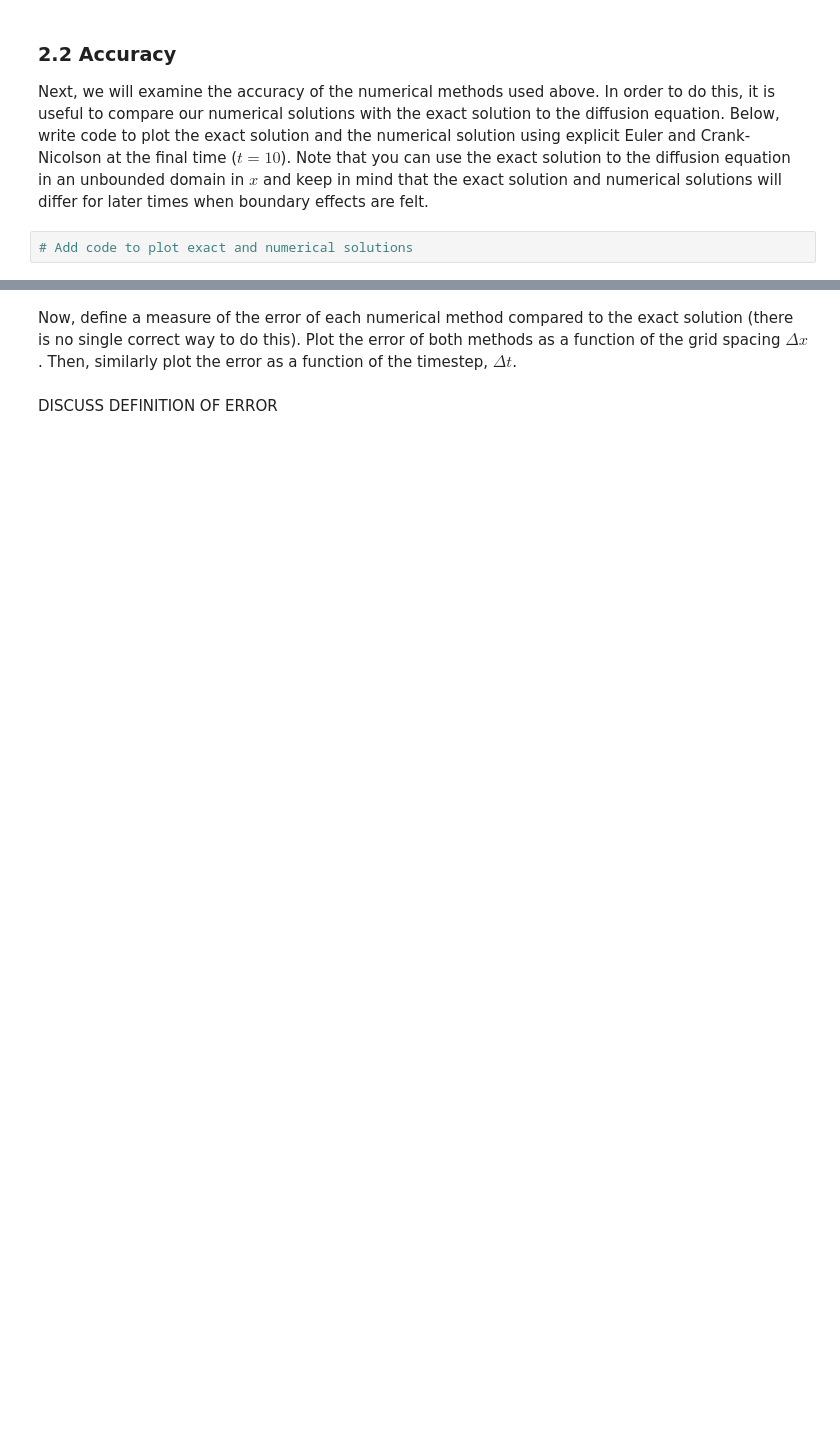
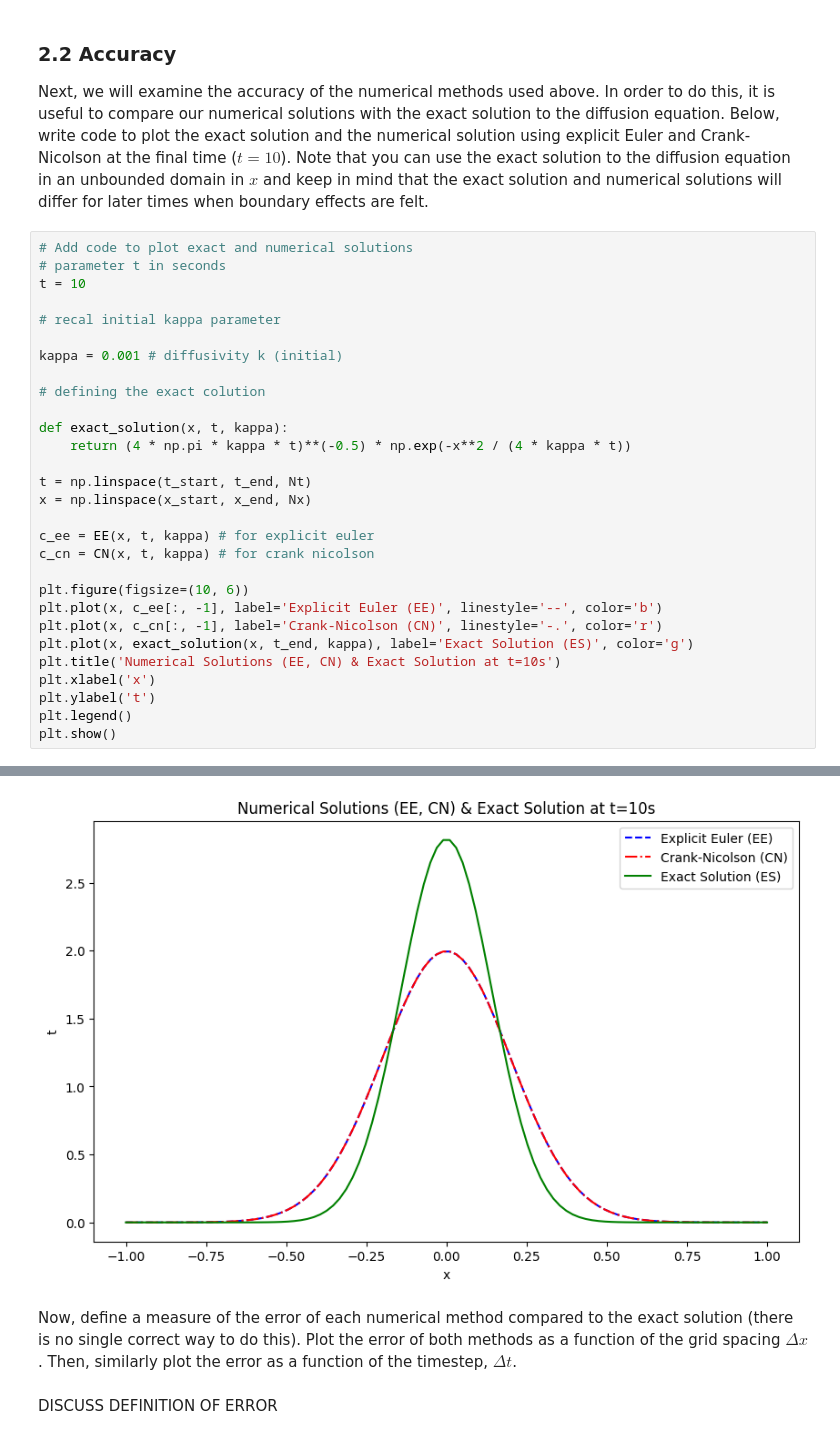
Before and after one commit to carolineakello/QCES, a Jupyter notebook: Project1_numerical_methods.ipynb, the cells around one changed output, grey strips where cells are left out. Cells and saved outputs as stored; diff of their text form; blank space fills up the shorter version.

```diff
--- a/Project1_numerical_methods.ipynb
+++ b/Project1_numerical_methods.ipynb
@@ -194,5 +177,33 @@ INSERT COMMENTS HERE
 ### 2.2 Accuracy
 <a id='section2pt2'></a>
 Next, we will examine the accuracy of the numerical methods used above. In order to do this, it is useful to compare our numerical solutions with the exact solution to the diffusion equation. Below, write code to plot the exact solution and the numerical solution using explicit Euler and Crank-Nicolson at the final time ($t=10$). Note that you can use the exact solution to the diffusion equation in an unbounded domain in $x$ and keep in mind that the exact solution and numerical solutions will differ for later times when boundary effects are felt.
-# %%
-# Add code to plot exact and numerical solutions
+# %%
+# Add code to plot exact and numerical solutions
+# parameter t in seconds
+t = 10
+
+# recal initial kappa parameter
+
+kappa = 0.001 # diffusivity k (initial)
+
+# defining the exact colution
+
+def exact_solution(x, t, kappa):
+    return (4 * np.pi * kappa * t)**(-0.5) * np.exp(-x**2 / (4 * kappa * t))
+
+t = np.linspace(t_start, t_end, Nt)
+x = np.linspace(x_start, x_end, Nx)
+
+c_ee = EE(x, t, kappa) # for explicit euler
+c_cn = CN(x, t, kappa) # for crank nicolson
+
+plt.figure(figsize=(10, 6))
+plt.plot(x, c_ee[:, -1], label='Explicit Euler (EE)', linestyle='--', color='b')
+plt.plot(x, c_cn[:, -1], label='Crank-Nicolson (CN)', linestyle='-.', color='r')
+plt.plot(x, exact_solution(x, t_end, kappa), label='Exact Solution (ES)', color='g')
+plt.title('Numerical Solutions (EE, CN) & Exact Solution at t=10s')
+plt.xlabel('x')
+plt.ylabel('t')
+plt.legend()
+plt.show()
+# %% [output]
@@ -199,3 +212,4 @@ Next, we will examine the accuracy of the numerical methods used above. In order
+[figure, added]
 # %% [markdown]
 Now, define a measure of the error of each numerical method compared to the exact solution (there is no single correct way to do this). Plot the error of both methods as a function of the grid spacing $\Delta x$. Then, similarly plot the error as a function of the timestep, $\Delta t$.
 # %% [markdown]
```
Also changed, not shown: parts of 14 cells of this notebook.
